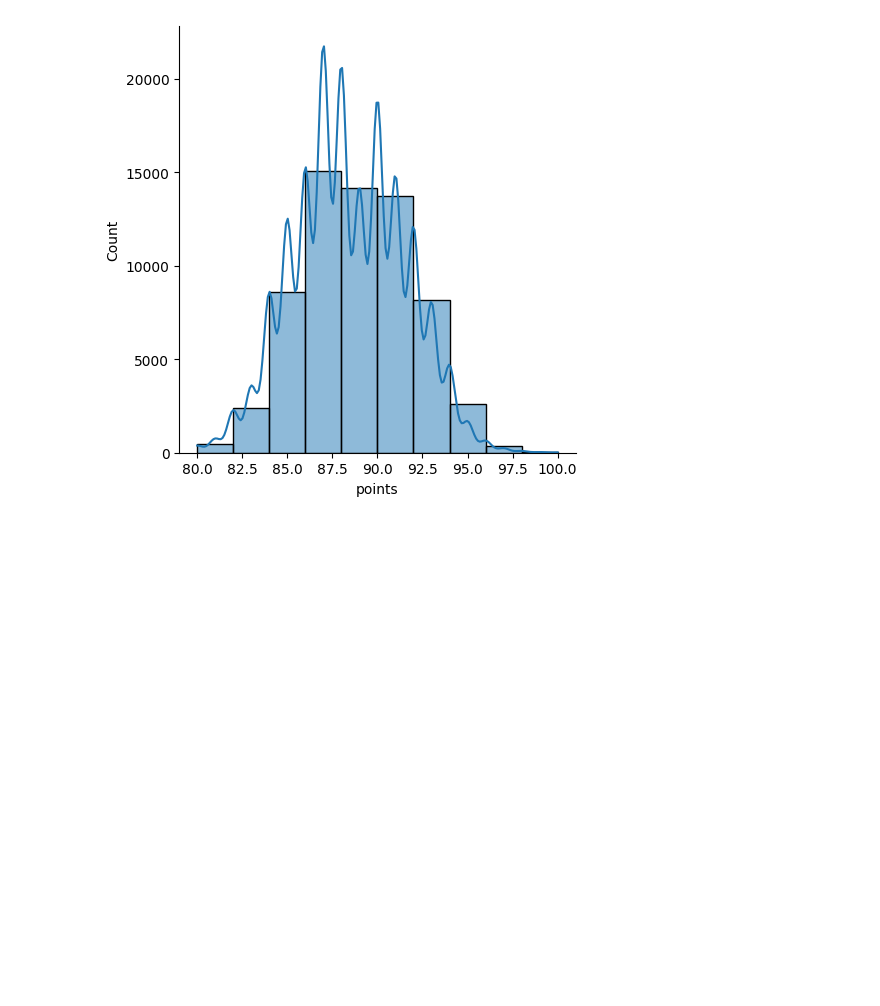
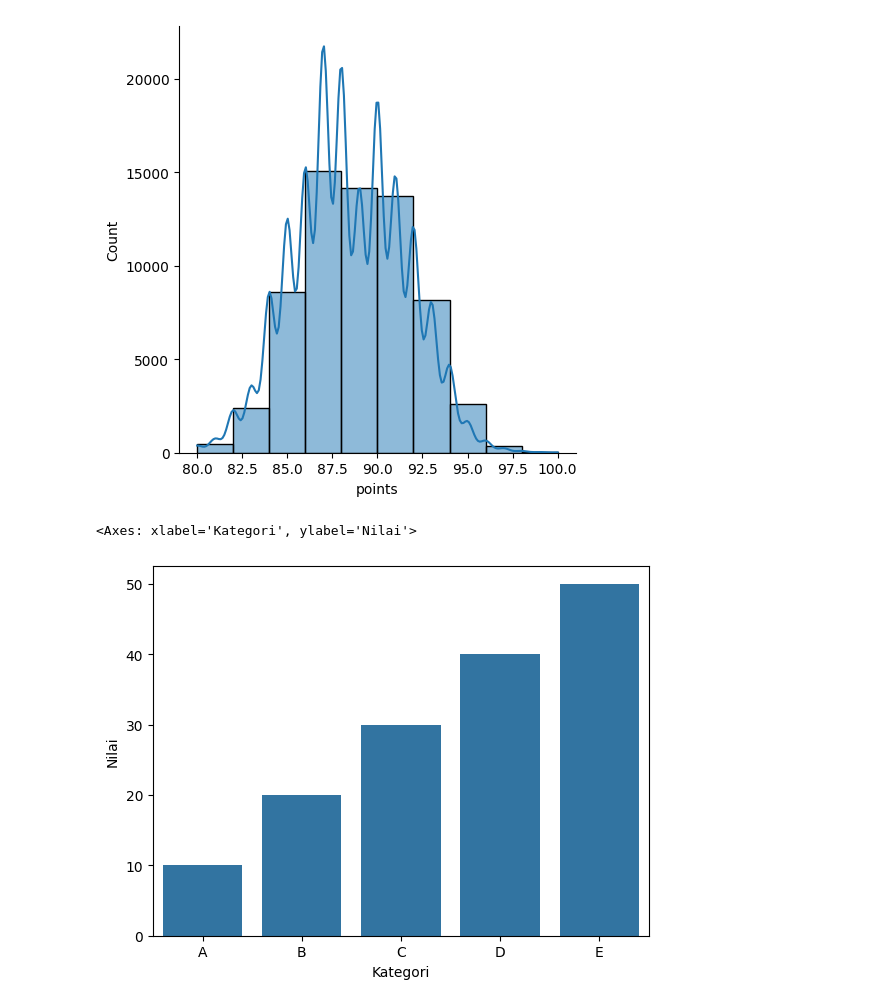
Before and after one commit to zhavei/proyek_analisis_data, a Jupyter notebook: rakamin.ipynb, the cells around one changed output. Saved outputs shown, nothing was run; the diff lists cells and outputs as text; code cells hidden in the pictures; blank space fills up the shorter version.

```diff
--- a/rakamin.ipynb
+++ b/rakamin.ipynb
@@ -206,3 +206,18 @@ sns.displot(wine_reviews['points'], bins=10, kde=True)
 # %% [output]
 <seaborn.axisgrid.FacetGrid at 0x...>
 [figure]
+# %%
+import seaborn as sns
+import pandas as pd
+
+# Create data
+df_transactions = pd.DataFrame({
+    "Kategori": ["A", "B", "C", "D", "E"],
+    "Nilai": [10, 20, 30, 40, 50],
+})
+
+# Plot bar plot
+sns.barplot(x="Kategori", y="Nilai", data=df_transactions)
+# %% [output]
+<Axes: xlabel='Kategori', ylabel='Nilai'>
+[figure, added]
```
Also changed, not shown: parts of 1 cell of this notebook, 2 other files.
